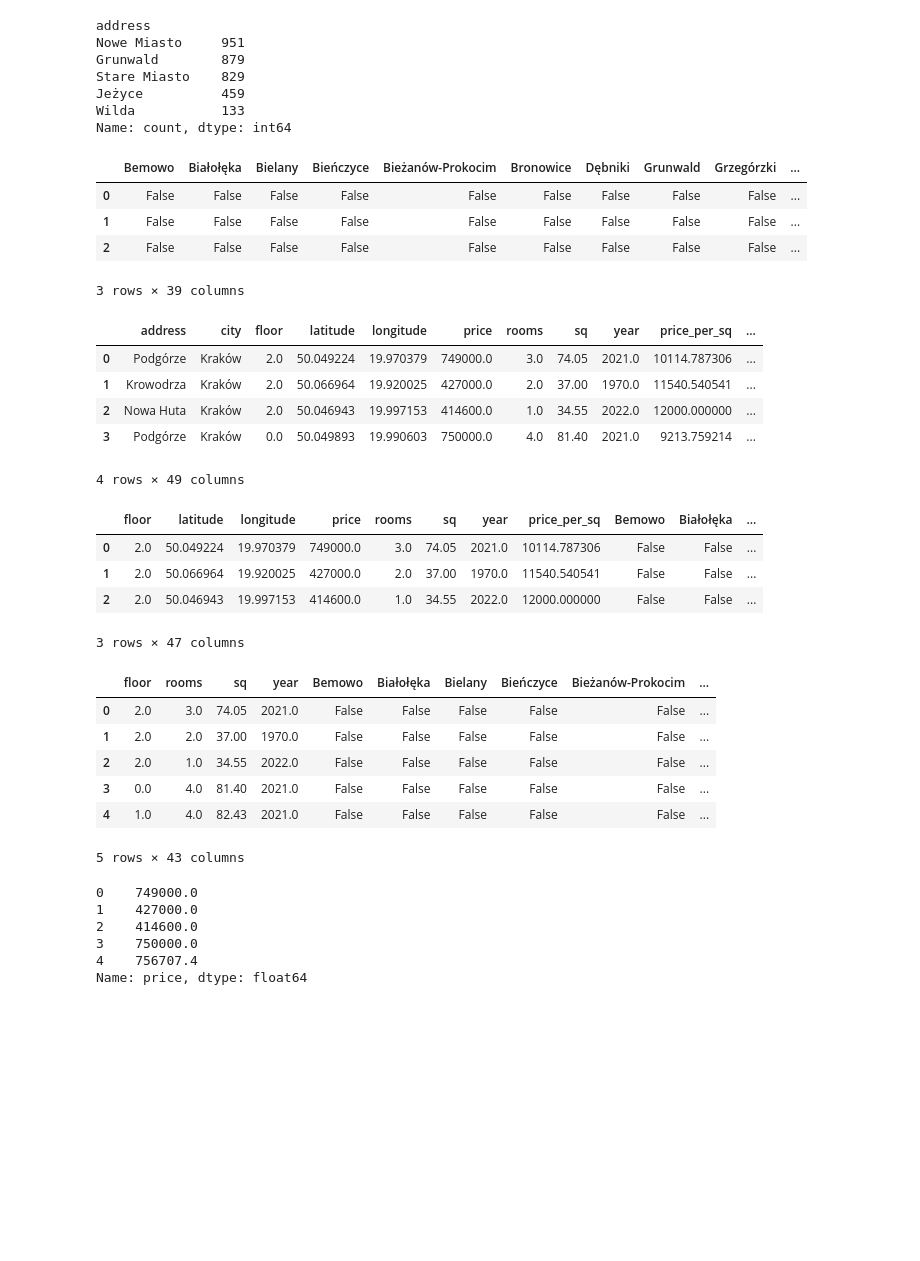
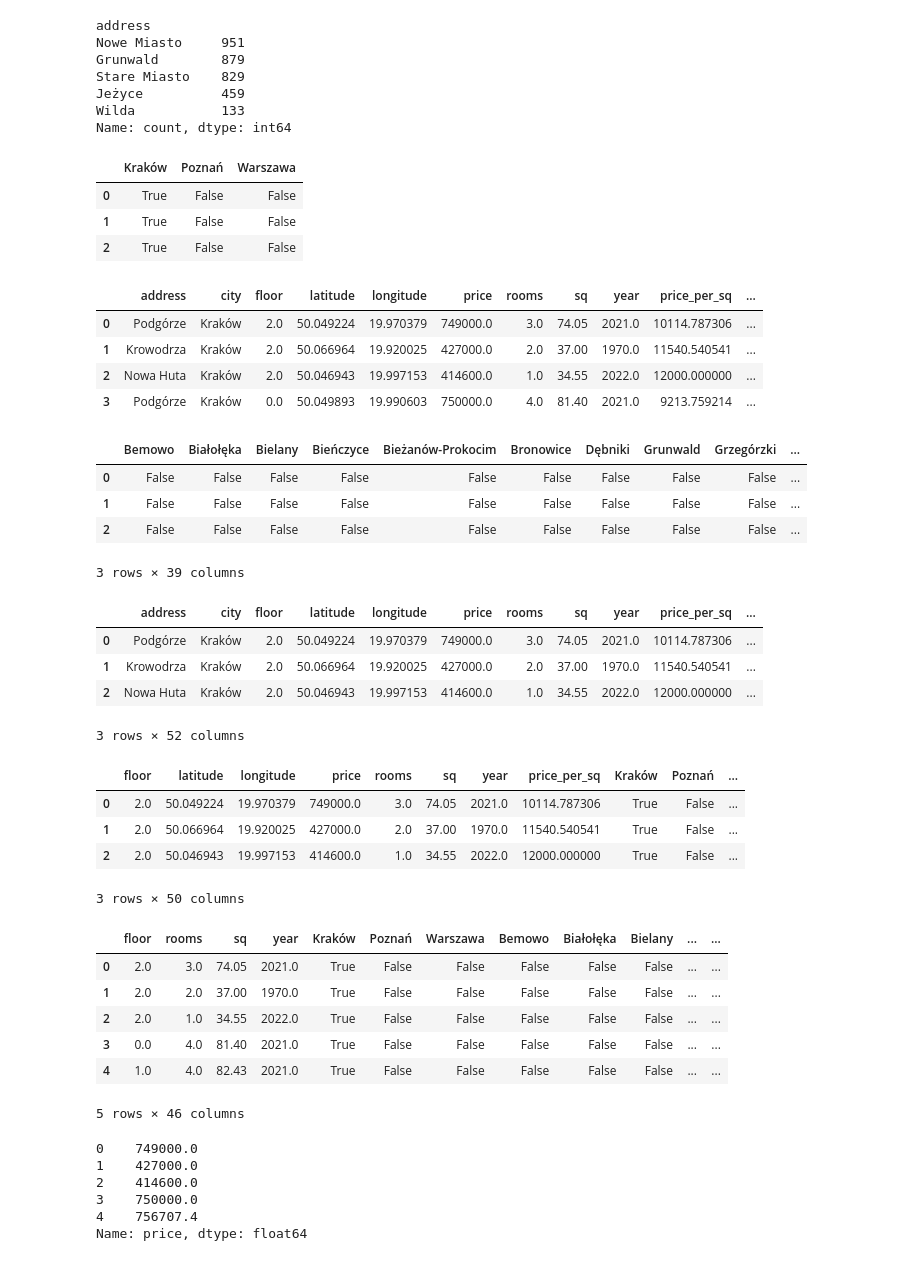
Before and after one commit to Pawel-Jurek/House_Prices_Estimating, a Jupyter notebook: modeling/modeling.ipynb, the cells around one changed output. Drawn from its saved outputs; the diff is of its cells as text; code cells hidden in the pictures; blank space fills up the shorter version.

Commit message:
added cities concat to df columns

```diff
--- a/modeling/modeling.ipynb
+++ b/modeling/modeling.ipynb
@@ -306,6 +308,24 @@ Stare Miasto    829
 Jeżyce          459
 Wilda           133
 Name: count, dtype: int64
+# %%
+# funkcja do dodawnia miasta ze względu na to, że nazwy dzielnic między miastami się powtarzają
+dummies = pd.get_dummies(df7.city)
+dummies.head(3)
+# %% [output]
+|  | Kraków | Poznań | Warszawa |
+| 0 | True | False | False |
+| 1 | True | False | False |
+| 2 | True | False | False |
+# %%
+df8 = pd.concat([df7,dummies],axis='columns')
+df8.head(4)
+# %% [output]
+|  | address | city | floor | latitude | longitude | price | rooms | sq | year | price_per_sq | ... |
+| 0 | Podgórze | Kraków | 2.0 | 50.049224 | 19.970379 | 749000.0 | 3.0 | 74.05 | 2021.0 | 10114.787306 | ... |
+| 1 | Krowodrza | Kraków | 2.0 | 50.066964 | 19.920025 | 427000.0 | 2.0 | 37.00 | 1970.0 | 11540.540541 | ... |
+| 2 | Nowa Huta | Kraków | 2.0 | 50.046943 | 19.997153 | 414600.0 | 1.0 | 34.55 | 2022.0 | 12000.000000 | ... |
+| 3 | Podgórze | Kraków | 0.0 | 50.049893 | 19.990603 | 750000.0 | 4.0 | 81.40 | 2021.0 | 9213.759214 | ... |
 # %%
 dummies = pd.get_dummies(df7.address)
 dummies.head(3)
@@ -316,37 +336,36 @@ dummies.head(3)
 | 2 | False | False | False | False | False | False | False | False | False | ... |
 3 rows × 39 columns
 # %%
-df8 = pd.concat([df7,dummies],axis='columns')
-df8.head(4)
+df8 = pd.concat([df8,dummies],axis='columns')
+df8.head(3)
 # %% [output]
 |  | address | city | floor | latitude | longitude | price | rooms | sq | year | price_per_sq | ... |
 | 0 | Podgórze | Kraków | 2.0 | 50.049224 | 19.970379 | 749000.0 | 3.0 | 74.05 | 2021.0 | 10114.787306 | ... |
 | 1 | Krowodrza | Kraków | 2.0 | 50.066964 | 19.920025 | 427000.0 | 2.0 | 37.00 | 1970.0 | 11540.540541 | ... |
 | 2 | Nowa Huta | Kraków | 2.0 | 50.046943 | 19.997153 | 414600.0 | 1.0 | 34.55 | 2022.0 | 12000.000000 | ... |
-| 3 | Podgórze | Kraków | 0.0 | 50.049893 | 19.990603 | 750000.0 | 4.0 | 81.40 | 2021.0 | 9213.759214 | ... |
-4 rows × 49 columns
+3 rows × 52 columns
 # %%
 df9 = df8.drop('address',axis='columns')
 df9 = df9.drop('city', axis='columns')
 df9.head(3)
 # %% [output]
-|  | floor | latitude | longitude | price | rooms | sq | year | price_per_sq | Bemowo | Białołęka | ... |
-| 0 | 2.0 | 50.049224 | 19.970379 | 749000.0 | 3.0 | 74.05 | 2021.0 | 10114.787306 | False | False | ... |
-| 1 | 2.0 | 50.066964 | 19.920025 | 427000.0 | 2.0 | 37.00 | 1970.0 | 11540.540541 | False | False | ... |
-| 2 | 2.0 | 50.046943 | 19.997153 | 414600.0 | 1.0 | 34.55 | 2022.0 | 12000.000000 | False | False | ... |
+|  | floor | latitude | longitude | price | rooms | sq | year | price_per_sq | Kraków | Poznań | ... |
+| 0 | 2.0 | 50.049224 | 19.970379 | 749000.0 | 3.0 | 74.05 | 2021.0 | 10114.787306 | True | False | ... |
+| 1 | 2.0 | 50.066964 | 19.920025 | 427000.0 | 2.0 | 37.00 | 1970.0 | 11540.540541 | True | False | ... |
+| 2 | 2.0 | 50.046943 | 19.997153 | 414600.0 | 1.0 | 34.55 | 2022.0 | 12000.000000 | True | False | ... |
-3 rows × 47 columns
+3 rows × 50 columns
 # %%
 X = df9.drop(['price',"latitude", "longitude", "price_per_sq"], axis='columns')
 X_columns = X.columns
 X.head()
 # %% [output]
-|  | floor | rooms | sq | year | Bemowo | Białołęka | Bielany | Bieńczyce | Bieżanów-Prokocim | ... |
-| 0 | 2.0 | 3.0 | 74.05 | 2021.0 | False | False | False | False | False | ... |
-| 1 | 2.0 | 2.0 | 37.00 | 1970.0 | False | False | False | False | False | ... |
-| 2 | 2.0 | 1.0 | 34.55 | 2022.0 | False | False | False | False | False | ... |
-| 3 | 0.0 | 4.0 | 81.40 | 2021.0 | False | False | False | False | False | ... |
-| 4 | 1.0 | 4.0 | 82.43 | 2021.0 | False | False | False | False | False | ... |
+|  | floor | rooms | sq | year | Kraków | Poznań | Warszawa | Bemowo | Białołęka | Bielany | ... | ... |
+| 0 | 2.0 | 3.0 | 74.05 | 2021.0 | True | False | False | False | False | False | ... | ... |
+| 1 | 2.0 | 2.0 | 37.00 | 1970.0 | True | False | False | False | False | False | ... | ... |
+| 2 | 2.0 | 1.0 | 34.55 | 2022.0 | True | False | False | False | False | False | ... | ... |
+| 3 | 0.0 | 4.0 | 81.40 | 2021.0 | True | False | False | False | False | False | ... | ... |
+| 4 | 1.0 | 4.0 | 82.43 | 2021.0 | True | False | False | False | False | False | ... | ... |
-5 rows × 43 columns
+5 rows × 46 columns
 # %%
 y = df9.price
 y.head()
```
Also changed, not shown: parts of 9 cells of this notebook, 2 other files.
